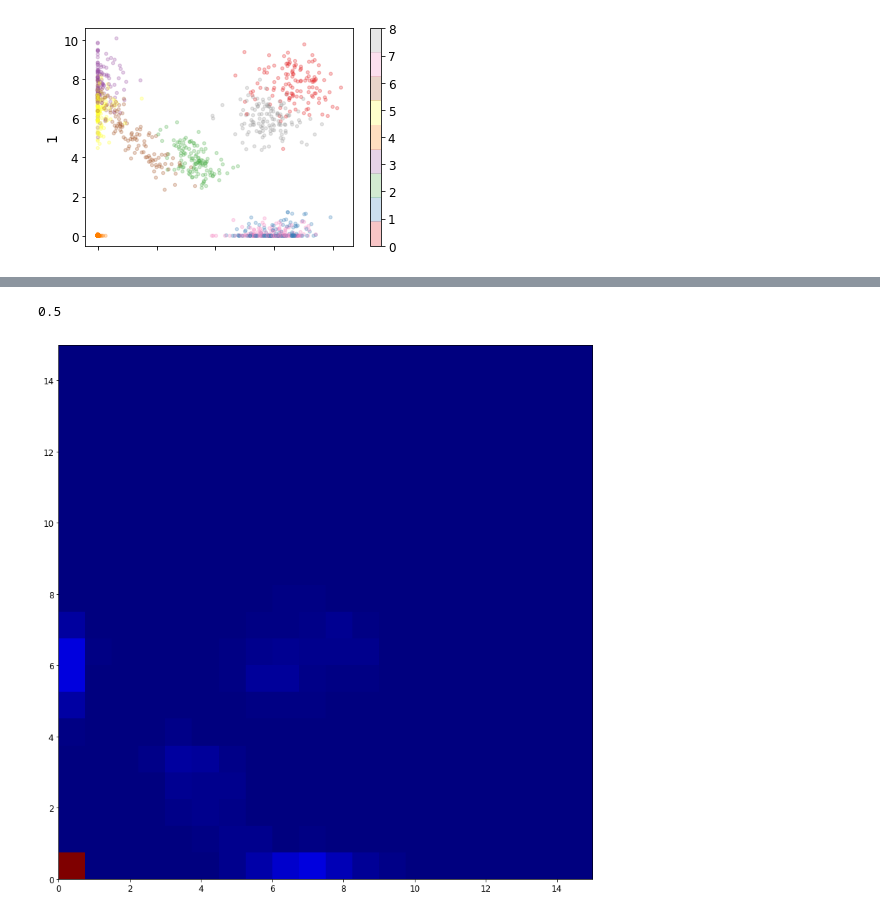
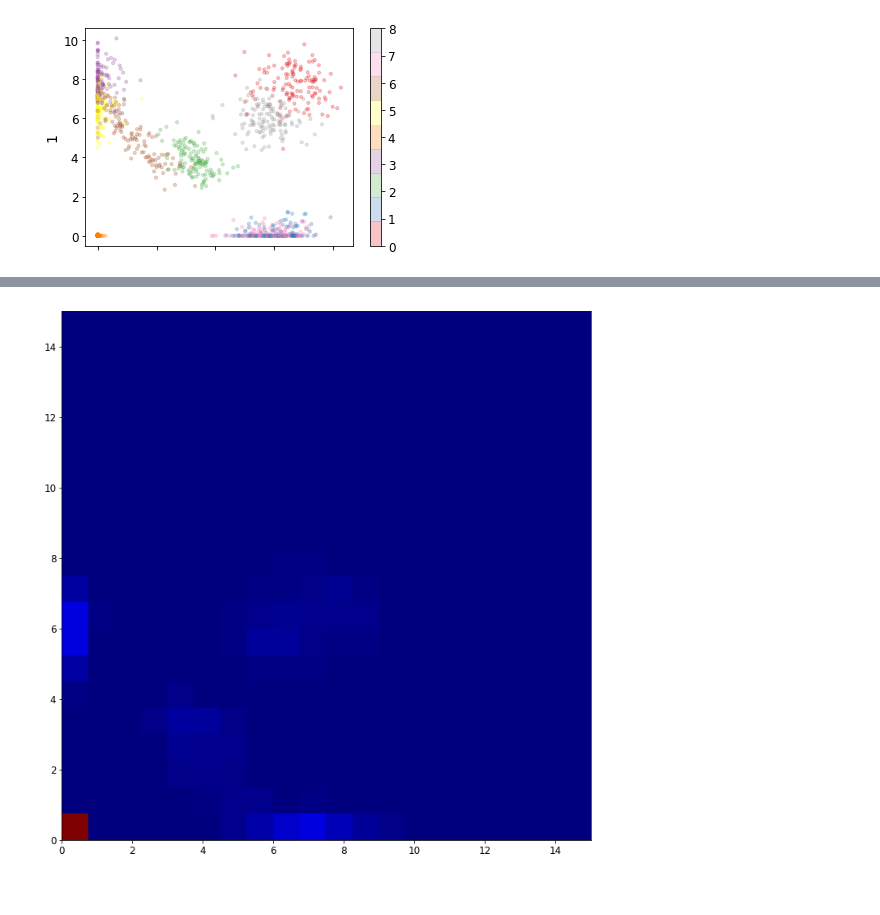
Before and after one commit to ahsanMah/interpretDL, a Jupyter notebook: entropy.ipynb, the cells around one changed output, grey strips where cells are left out. Drawn from its saved outputs; the diff is of its cells as text; code cells hidden in the pictures.

```diff
--- a/entropy.ipynb
+++ b/entropy.ipynb
@@ -168,12 +172,12 @@ pos_lrp.plot(**plot_args)
 <matplotlib.axes._subplots.AxesSubplot at 0x...>
 [figure]
 # %%
-x= pos_lrp[0]
-y= pos_lrp[1]
+x= all_lrp_E[0]
+y= all_lrp_E[1]
 nsamples = len(pos_lrp[0])
 nbins = 20
 
 xedges = np.linspace(0,15,nbins+1)
 yedges = np.linspace(0,15,nbins+1)
 
-H, xedges, yedges = np.histogram2d(x, y, bins=[xedges,yedges])
+grid, xedges, yedges = np.histogram2d(x, y, bins=[xedges,yedges])
@@ -225,13 +207,9 @@ array([0.5   , 0.    , 0.    , 0.    , 0.    , 0.0005, 0.0065, 0.0185,
-# %%
-probabilities.max()
-# %% [output]
-0.5
 # %%
-fig, ax = plt.subplots(1, figsize=(14, 14))
+fig, ax = plt.subplots(1, figsize=(12, 12))
 
 ax.imshow(H, interpolation='nearest', origin='low',
             extent=[xedges[0], xedges[-1], yedges[0], yedges[-1]], cmap="jet")
 
 plt.show()
 # %% [output]
-[figure, old version]
+[figure, new version]
```
Also changed, not shown: parts of 6 cells of this notebook.
